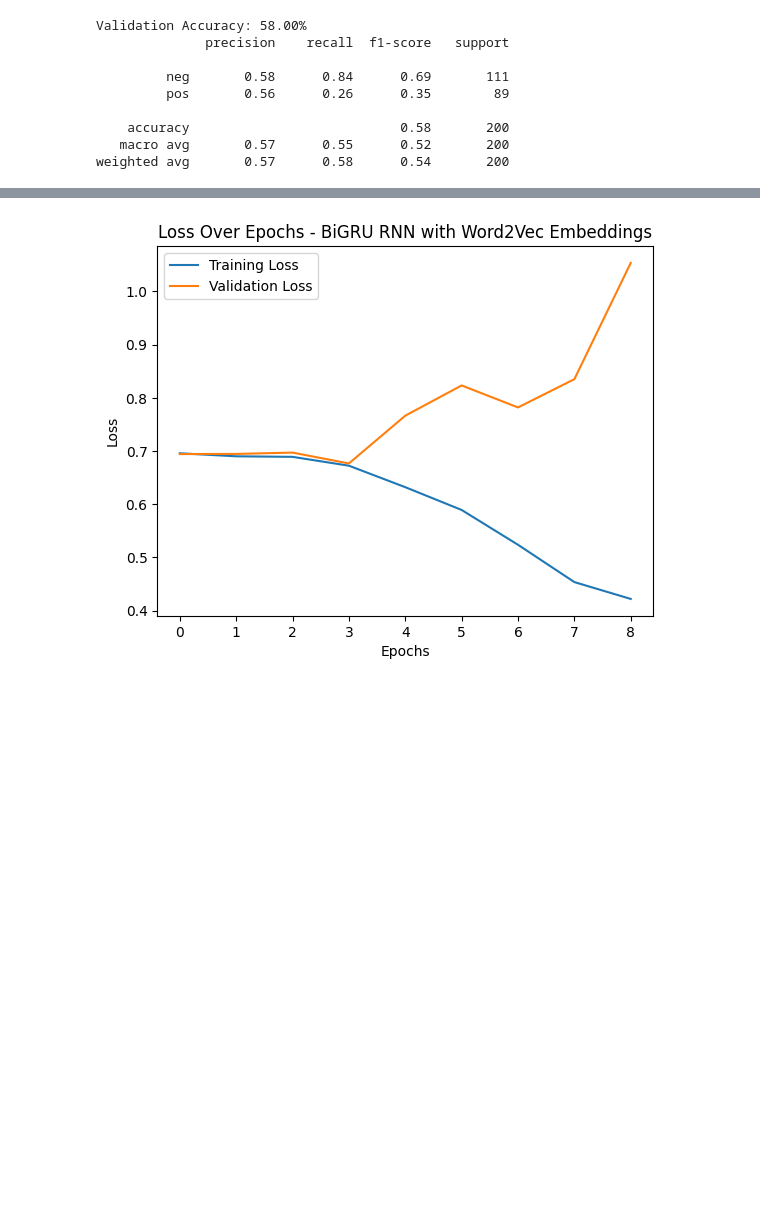
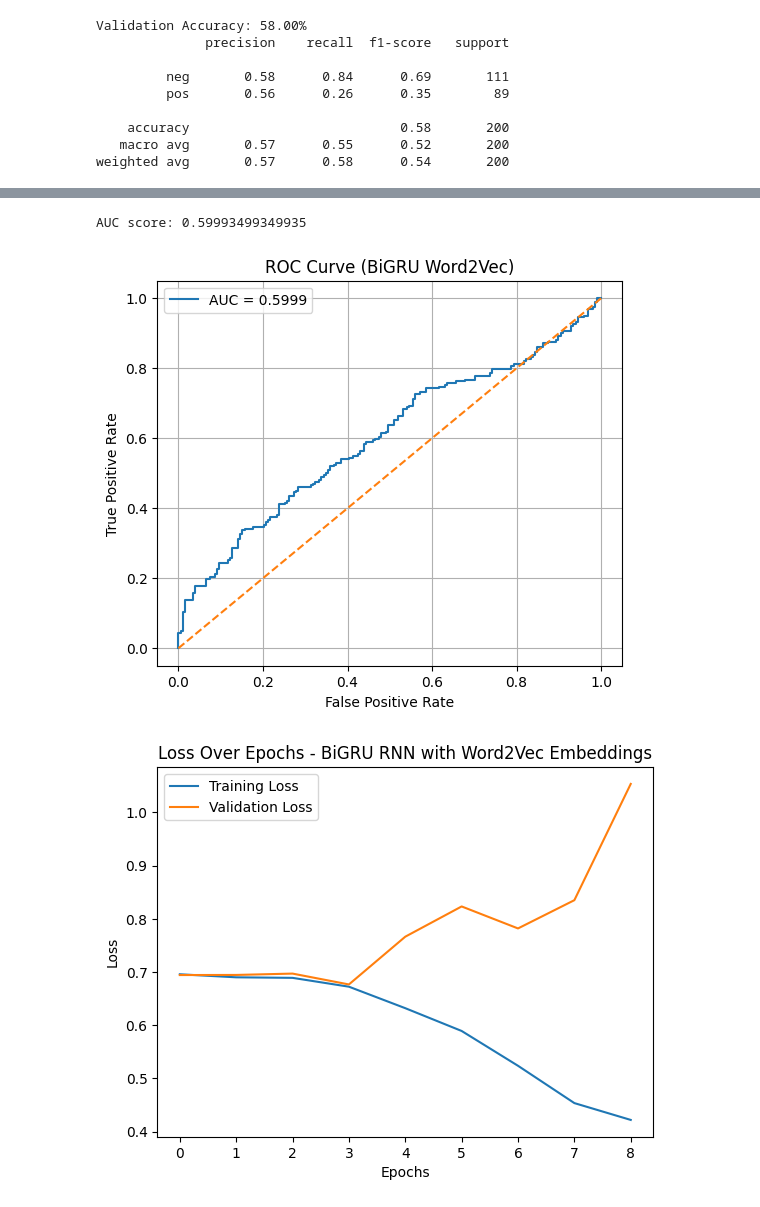
Before and after one commit to DimK19/aueb-cs-misc, a Jupyter notebook: Natural Language Processing/NLP_EX4.ipynb, the cells around one changed output, grey strips where cells are left out. Cells and saved outputs as stored; diff of their text form; code cells hidden in the pictures; blank space fills up the shorter version.

```diff
--- a/Natural Language Processing/NLP_EX4.ipynb
+++ b/Natural Language Processing/NLP_EX4.ipynb
@@ -878,3 +877,49 @@ NameError: name 'y_true_val' is not defined
+# %%
+from sklearn.metrics import roc_curve, auc
+import torch.nn.functional as F
+import matplotlib.pyplot as plt
+
+# Put model in eval mode
+model.eval()
+
+# Collect probabilities and labels
+all_probs = []
+all_labels = []
+
+with torch.no_grad():
+    for features, labels in test_loader:   # use your test loader
+        features = features.to('cuda')
+        labels = labels.to('cuda')
+        logits = model(features)      # raw model output
+        probs = F.softmax(logits, dim=1)[:, 1]  # probability of class 1
+
+        all_probs.append(probs.cpu())
+        all_labels.append(labels.cpu())
+
+# Convert to flat numpy arrays
+all_probs = torch.cat(all_probs).numpy()
+all_labels = torch.cat(all_labels).numpy()
+
+# Compute ROC curve
+fpr, tpr, thresholds = roc_curve(all_labels, all_probs)
+
+# Compute AUC
+auc_score = auc(fpr, tpr)
+print("AUC score:", auc_score)
+
+# Plot ROC curve
+plt.figure(figsize=(6,5))
+plt.plot(fpr, tpr, label=f"AUC = {auc_score:.4f}")
+plt.plot([0,1], [0,1], linestyle='--')
+plt.xlabel("False Positive Rate")
+plt.ylabel("True Positive Rate")
+plt.title("ROC Curve (BiGRU Word2Vec)")
+plt.legend()
+plt.grid(True)
+plt.show()
+# %% [output]
+AUC score: 0.59993499349935
+[figure, added]
 # %%
 plot_training_history(history, "BiGRU RNN with Word2Vec Embeddings")
 # %% [output]
```
Also changed, not shown: parts of 4 cells of this notebook, 1 other file.
